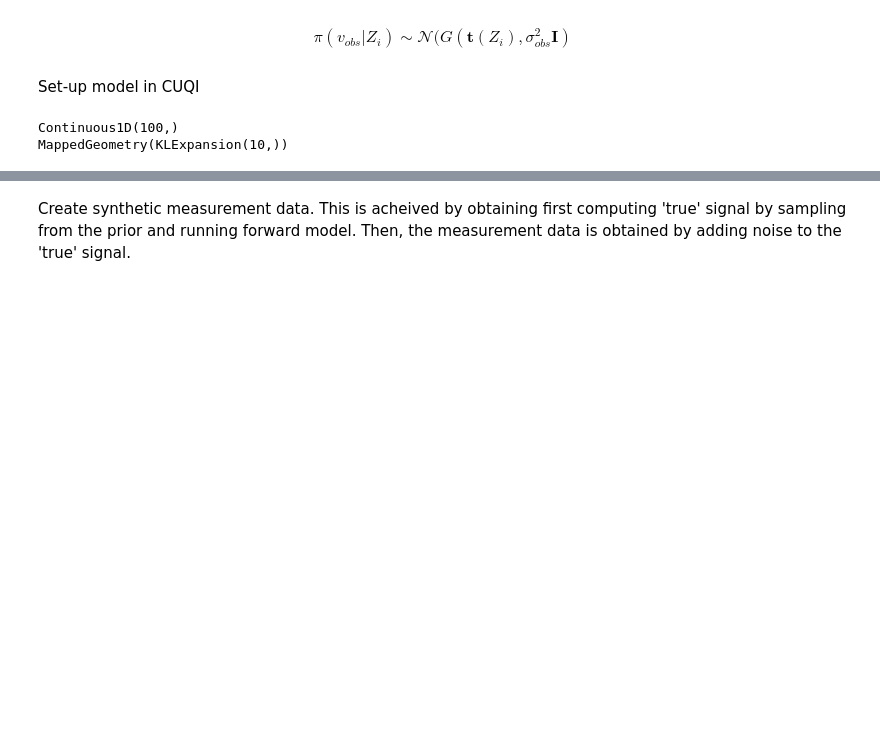
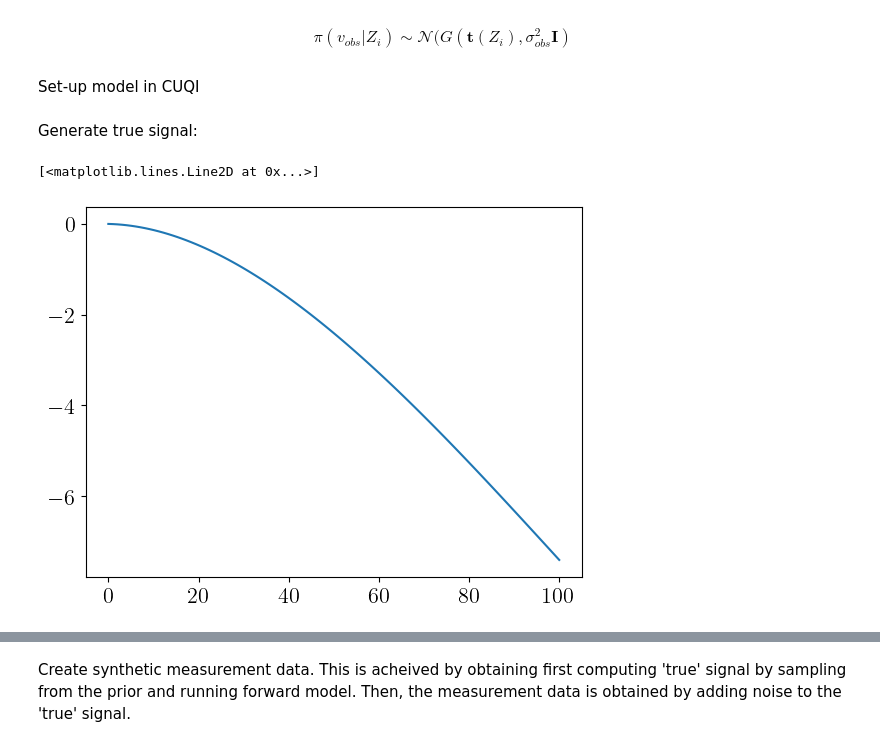
Before and after one commit to MarkusTHolm/BeamUQ, a Jupyter notebook: beamUQ.ipynb, the cells around one changed output, grey strips where cells are left out. Drawn from its saved outputs; the diff is of its cells as text; code cells hidden in the pictures; blank space fills up the shorter version.

```diff
--- a/beamUQ.ipynb
+++ b/beamUQ.ipynb
@@ -49,11 +52,11 @@ $$\pi(v_{obs}|Z_i) \sim \mathcal{N}(G(\mathbf{t}(Z_i), \sigma_{obs}^2 \mathbf{I}
 Set-up model in CUQI
 # %%
 # Data and initialization
-T = lambda x: np.exp(x)             # Define mapping
+IZ = lambda X: np.exp(X)            # Define mapping
 L = 100                             # Domain length
-N_points = 100                      # Number of discretization points
-nelx = N_points - 1                 # No. of beam elements
-N_KL = 10                           # Number of terms in KL expansion
+N_points = 99                       # Number of discretization points
+nelx = N_points                     # No. of beam elements
+N_KL = 20                           # Number of terms in KL expansion
 grid = np.linspace(0,L,N_points)    # Discretization for domain
 
 # Create 1D beam model
@@ -62,18 +65,29 @@ model_Beam = Model(forward=beam.forward,
                    range_geometry=Continuous1D(grid=grid),
                    domain_geometry=MappedGeometry(KLExpansion(grid=grid,
                                                               num_modes=N_KL),
-                                                              map = T))
+                                                              map = IZ))
 
 # Gaussian prior: thkVec -> test it on beam domain (on Zs in KL expansion)
-prior = Gaussian(0, 1, geometry=model_Beam.domain_geometry, name='thk')
+prior = Gaussian(0, 1, geometry=model_Beam.domain_geometry, name='Iz')
 
-# Gaussian Likelihood: v
-sigma_noise = 5
-likelihood = cuqi.distribution.Gaussian(mean=model_Beam,
-                                        cov=sigma_noise**2,
-                                        name='v')
-print(model_Beam.range_geometry)
-print(model_Beam.domain_geometry)
+# def create_matrix(n):
+#     matrix = np.zeros((n, n))
+#     for i in range(n):
+#         for j in range(n):
+#             matrix[i, j] = (1 - ( abs(i - j)/n )*np.max(n/4.-abs(i-j),0) )**2
+#     return matrix
+# cov = create_matrix(N_points)
+# cov = sp.sparse.diags(np.array([0.1, 0.25, 1, 0.25, 0.1]),
+#                       np.array([-2, -1, 0, 1, 2]), shape=(N_points, N_points))
-# %% [output]
-Continuous1D(100,)
-MappedGeometry(KLExpansion(10,))
+# %% [markdown]
+Generate true signal:
+# %%
+Zs_true = prior.sample(1)
+Iz_true = Zs_true.funvals                # True beam thickness
+v_true = beam.forward(Iz_true)           # True beam deflection
+
+# Iz_true.plot()
+plt.plot(grid, v_true)
+# %% [output]
+[<matplotlib.lines.Line2D at 0x...>]
+[figure, added]
```
Also changed, not shown: parts of 13 cells of this notebook, 2 other files.
